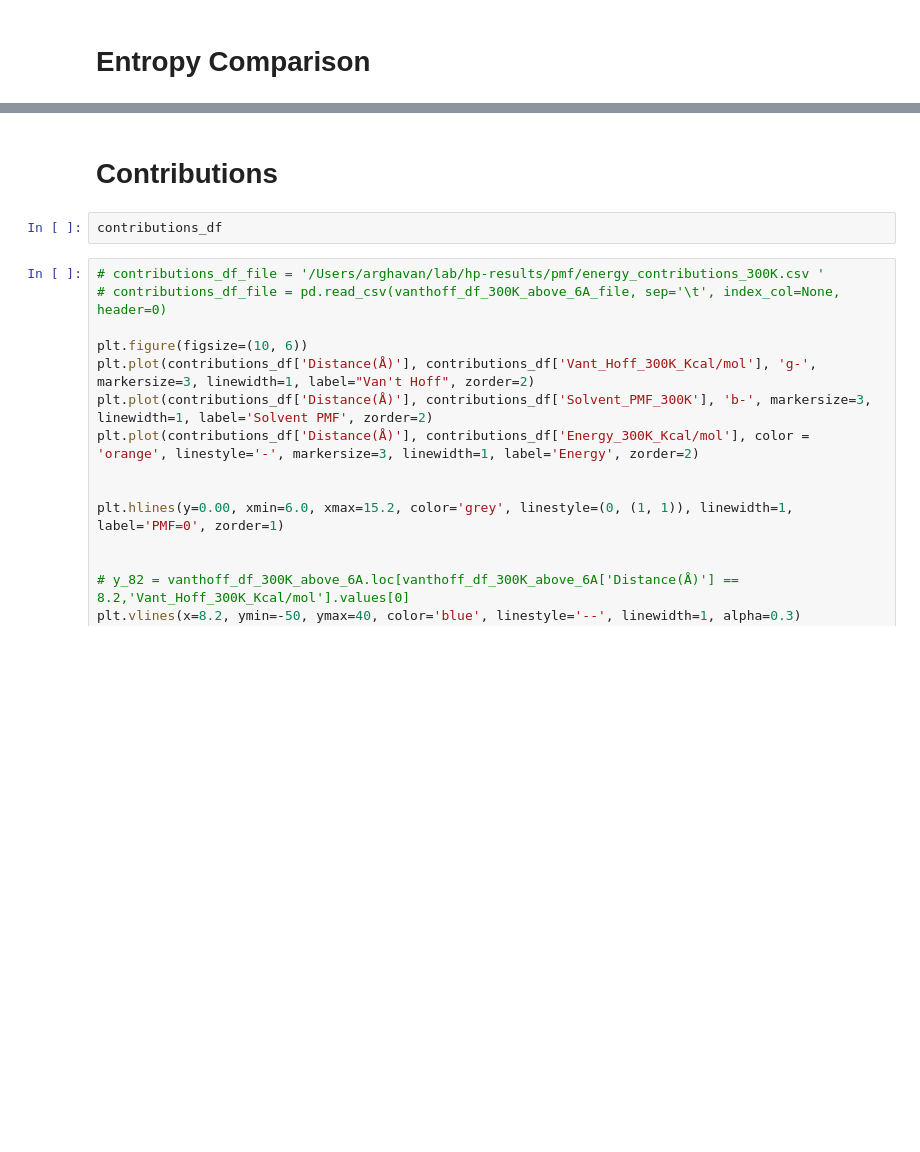
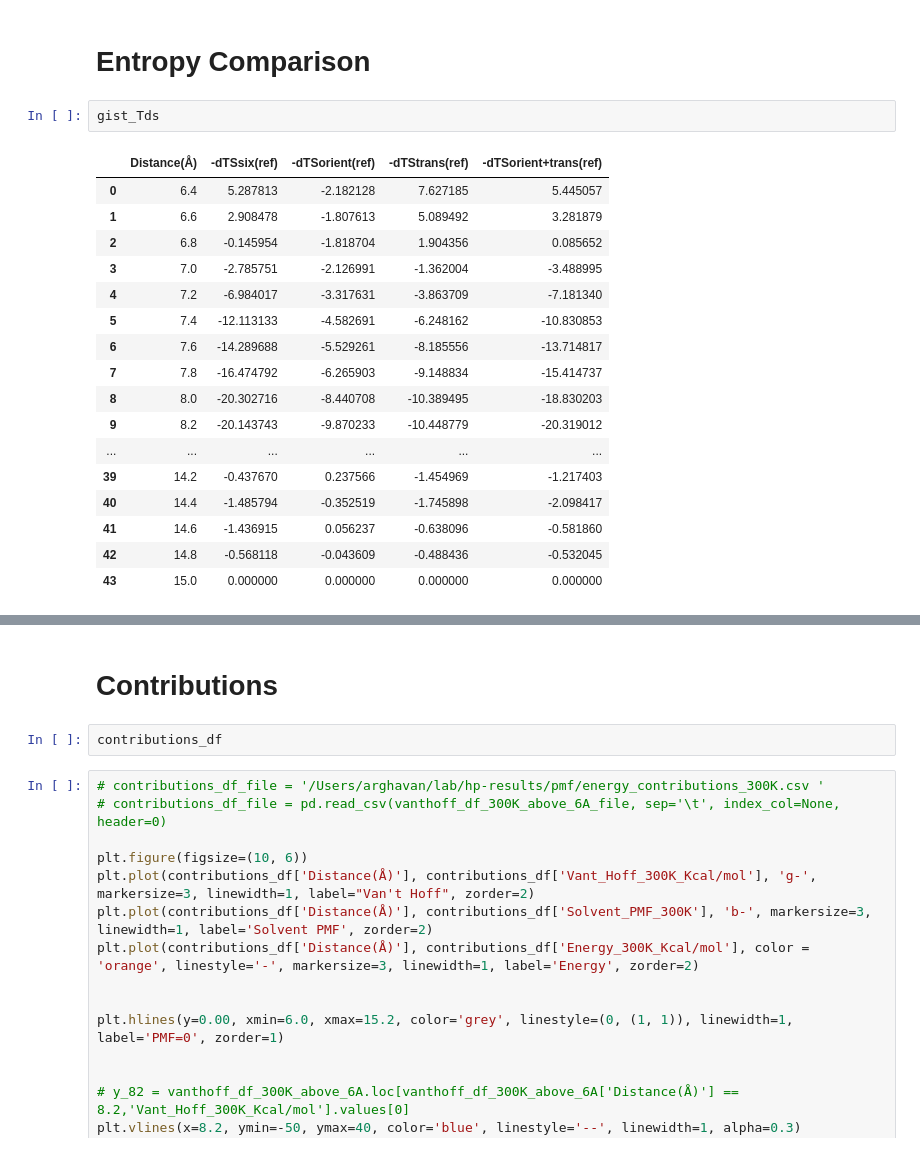
Before and after one commit to arghavanvg/hydrophobic-plates-analysis, a Jupyter notebook: df-energy-plotting.ipynb, the cells around one changed output, grey strips where cells are left out. Drawn from its saved outputs; the diff is of its cells as text; blank space fills up the shorter version.

```diff
--- a/df-energy-plotting.ipynb
+++ b/df-energy-plotting.ipynb
@@ -330,3 +403,23 @@ plt.savefig(f'{plots_path}/vanthoff_300K_above_6A.png', dpi=800)
 # %% [markdown]
 # Entropy Comparison
+# %%
+gist_Tds
+# %% [output]
+|  | Distance(Å) | -dTSsix(ref) | -dTSorient(ref) | -dTStrans(ref) | -dTSorient+trans(ref) |
+| 0 | 6.4 | 5.287813 | -2.182128 | 7.627185 | 5.445057 |
+| 1 | 6.6 | 2.908478 | -1.807613 | 5.089492 | 3.281879 |
+| 2 | 6.8 | -0.145954 | -1.818704 | 1.904356 | 0.085652 |
+| 3 | 7.0 | -2.785751 | -2.126991 | -1.362004 | -3.488995 |
+| 4 | 7.2 | -6.984017 | -3.317631 | -3.863709 | -7.181340 |
+| 5 | 7.4 | -12.113133 | -4.582691 | -6.248162 | -10.830853 |
+| 6 | 7.6 | -14.289688 | -5.529261 | -8.185556 | -13.714817 |
+| 7 | 7.8 | -16.474792 | -6.265903 | -9.148834 | -15.414737 |
+| 8 | 8.0 | -20.302716 | -8.440708 | -10.389495 | -18.830203 |
+| 9 | 8.2 | -20.143743 | -9.870233 | -10.448779 | -20.319012 |
+| ... | ... | ... | ... | ... | ... |
+| 39 | 14.2 | -0.437670 | 0.237566 | -1.454969 | -1.217403 |
+| 40 | 14.4 | -1.485794 | -0.352519 | -1.745898 | -2.098417 |
+| 41 | 14.6 | -1.436915 | 0.056237 | -0.638096 | -0.581860 |
+| 42 | 14.8 | -0.568118 | -0.043609 | -0.488436 | -0.532045 |
+| 43 | 15.0 | 0.000000 | 0.000000 | 0.000000 | 0.000000 |
 # %%
```
Also changed, not shown: parts of 15 cells of this notebook.
